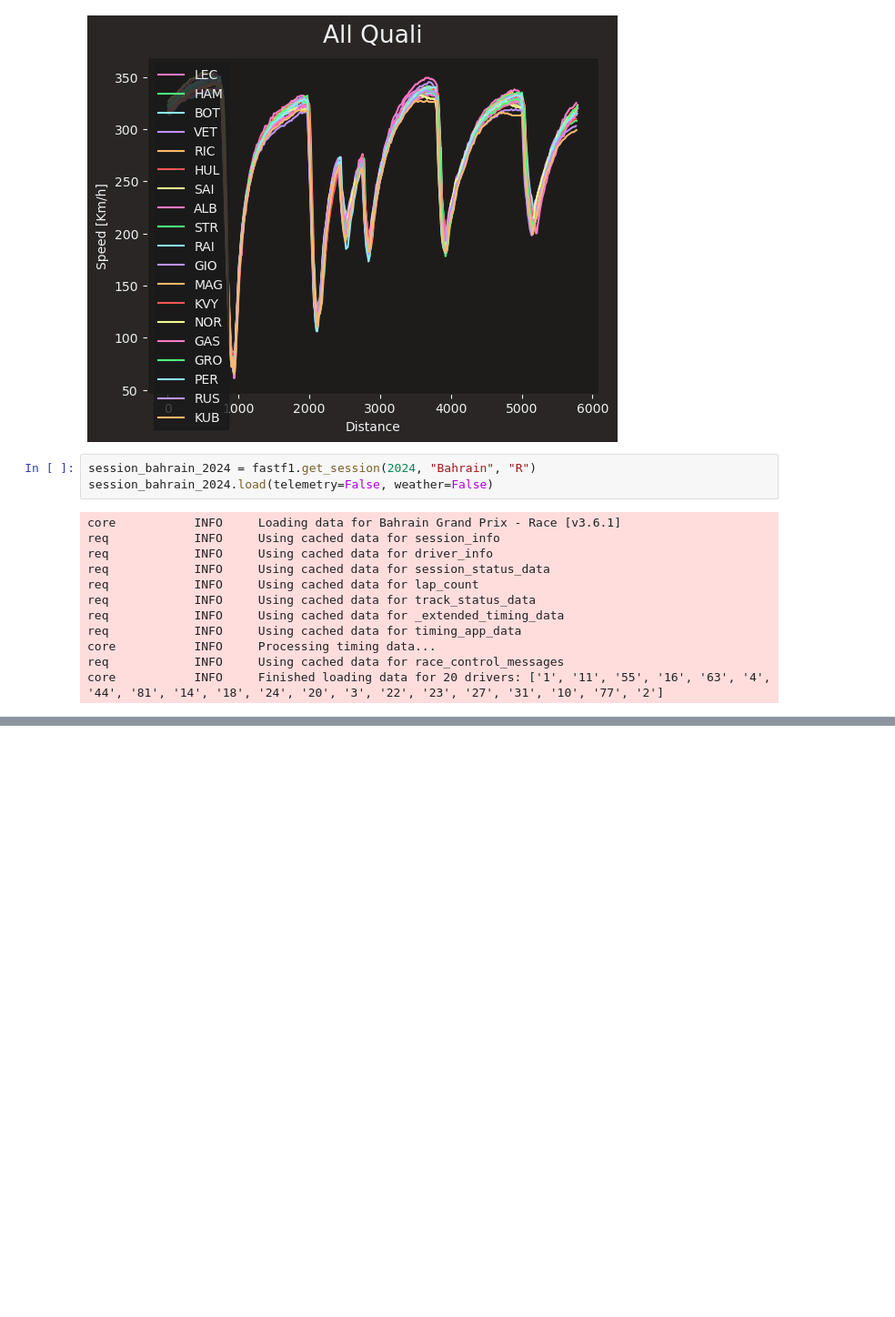
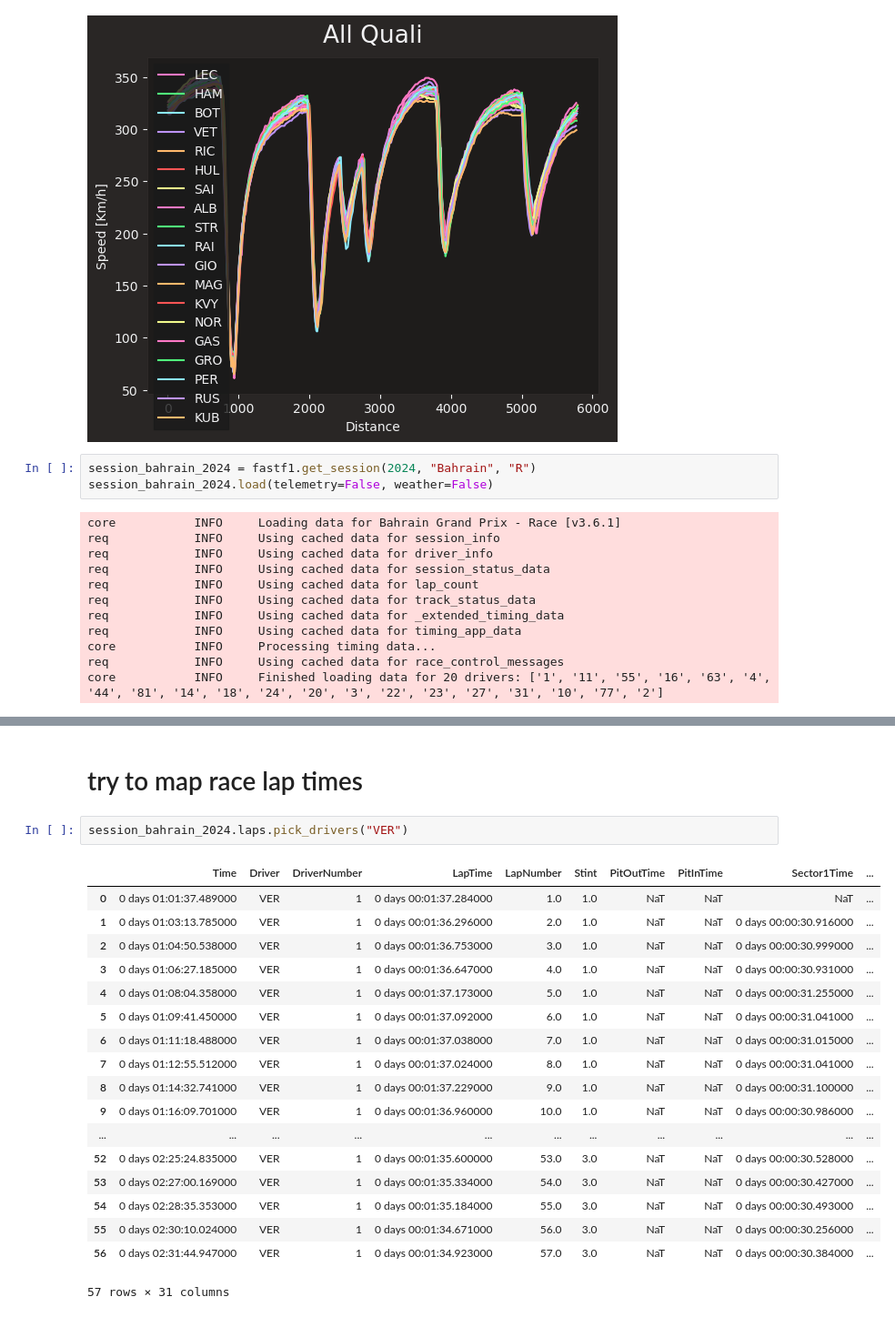
Before and after one commit to elijahmccauley/f1_tire_deg, a Jupyter notebook: FastF1Test.ipynb, the cells around one changed output, grey strips where cells are left out. Shown: that part at 91% size. Cells and saved outputs as stored; diff of their text form; blank space fills up the shorter version.

```diff
--- a/FastF1Test.ipynb
+++ b/FastF1Test.ipynb
@@ -110 +112,24 @@ plt.show()
 [figure]
+# %% [markdown]
+# try to map race lap times
+# %%
+session_bahrain_2024.laps.pick_drivers("VER")
+# %% [output]
+|  | Time | Driver | DriverNumber | LapTime | LapNumber | Stint | PitOutTime | PitInTime | Sector1Time | ... |
+| 0 | 0 days 01:01:37.489000 | VER | 1 | 0 days 00:01:37.284000 | 1.0 | 1.0 | NaT | NaT | NaT | ... |
+| 1 | 0 days 01:03:13.785000 | VER | 1 | 0 days 00:01:36.296000 | 2.0 | 1.0 | NaT | NaT | 0 days 00:00:30.916000 | ... |
+| 2 | 0 days 01:04:50.538000 | VER | 1 | 0 days 00:01:36.753000 | 3.0 | 1.0 | NaT | NaT | 0 days 00:00:30.999000 | ... |
+| 3 | 0 days 01:06:27.185000 | VER | 1 | 0 days 00:01:36.647000 | 4.0 | 1.0 | NaT | NaT | 0 days 00:00:30.931000 | ... |
+| 4 | 0 days 01:08:04.358000 | VER | 1 | 0 days 00:01:37.173000 | 5.0 | 1.0 | NaT | NaT | 0 days 00:00:31.255000 | ... |
+| 5 | 0 days 01:09:41.450000 | VER | 1 | 0 days 00:01:37.092000 | 6.0 | 1.0 | NaT | NaT | 0 days 00:00:31.041000 | ... |
+| 6 | 0 days 01:11:18.488000 | VER | 1 | 0 days 00:01:37.038000 | 7.0 | 1.0 | NaT | NaT | 0 days 00:00:31.015000 | ... |
+| 7 | 0 days 01:12:55.512000 | VER | 1 | 0 days 00:01:37.024000 | 8.0 | 1.0 | NaT | NaT | 0 days 00:00:31.041000 | ... |
+| 8 | 0 days 01:14:32.741000 | VER | 1 | 0 days 00:01:37.229000 | 9.0 | 1.0 | NaT | NaT | 0 days 00:00:31.100000 | ... |
+| 9 | 0 days 01:16:09.701000 | VER | 1 | 0 days 00:01:36.960000 | 10.0 | 1.0 | NaT | NaT | 0 days 00:00:30.986000 | ... |
+| ... | ... | ... | ... | ... | ... | ... | ... | ... | ... | ... |
+| 52 | 0 days 02:25:24.835000 | VER | 1 | 0 days 00:01:35.600000 | 53.0 | 3.0 | NaT | NaT | 0 days 00:00:30.528000 | ... |
+| 53 | 0 days 02:27:00.169000 | VER | 1 | 0 days 00:01:35.334000 | 54.0 | 3.0 | NaT | NaT | 0 days 00:00:30.427000 | ... |
+| 54 | 0 days 02:28:35.353000 | VER | 1 | 0 days 00:01:35.184000 | 55.0 | 3.0 | NaT | NaT | 0 days 00:00:30.493000 | ... |
+| 55 | 0 days 02:30:10.024000 | VER | 1 | 0 days 00:01:34.671000 | 56.0 | 3.0 | NaT | NaT | 0 days 00:00:30.256000 | ... |
+| 56 | 0 days 02:31:44.947000 | VER | 1 | 0 days 00:01:34.923000 | 57.0 | 3.0 | NaT | NaT | 0 days 00:00:30.384000 | ... |
+57 rows × 31 columns
```
Also changed, not shown: parts of 3 cells of this notebook.
